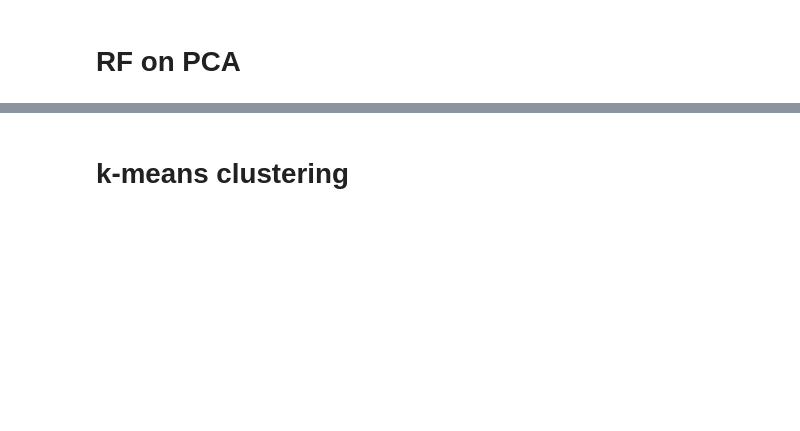
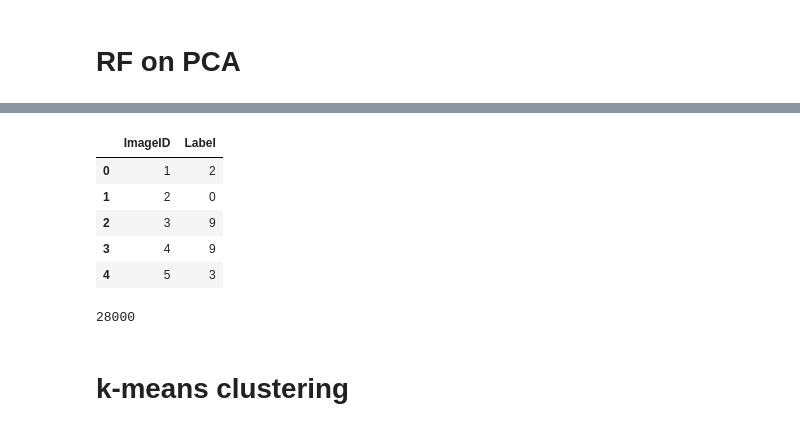
Before and after one commit to cgoeser1/MSDS422_course_assignments, a Jupyter notebook: Group1_MNIST(2021OCT31).ipynb, the cells around one changed output, grey strips where cells are left out. Saved outputs shown, nothing was run; the diff lists cells and outputs as text; code cells hidden in the pictures; blank space fills up the shorter version.

```diff
--- a/Group1_MNIST(2021OCT31).ipynb
+++ b/Group1_MNIST(2021OCT31).ipynb
@@ -313,9 +319,17 @@ X_red_df.head()
 # %% [markdown]
 # **RF on PCA**
 # %%
+##start=datetime.datetime.now()
+##rnd_clf.fit(X_reduced, y_train)
+##rf2.fit(trainimages,labels)
+##end=datetime.datetime.now()
+##print(end-start)
+
+import datetime
 start=datetime.datetime.now()
-rnd_clf.fit(X_reduced, y_train)
+grid_search_cv.fit(X_reduced, y_train)
 ##rf2.fit(trainimages,labels)
 end=datetime.datetime.now()
 print(end-start)
+## 11 minutes!!
 # %% [output]
@@ -324,0 +340,21 @@ y_pred_rf = rnd_clf.predict(X_test)
+# %%
+test_reduced = pca.transform(test)
+# %%
+y_pred = grid_search_cv.predict(test_reduced)
+# %%
+# Create a dataframe for results to be submitted
+pca_tree_results = pd.DataFrame(columns=['ImageID'])
+pca_tree_results['ImageID'] = ImageID
+pca_tree_results['Label'] = y_pred
+pca_tree_results.head()
+# %% [output]
+|  | ImageID | Label |
+| 0 | 1 | 2 |
+| 1 | 2 | 0 |
+| 2 | 3 | 9 |
+| 3 | 4 | 9 |
+| 4 | 5 | 3 |
+# %%
+pca_tree_results.iloc[-1,0]
+# %% [output]
+28000
```
Also changed, not shown: parts of 11 cells of this notebook.
